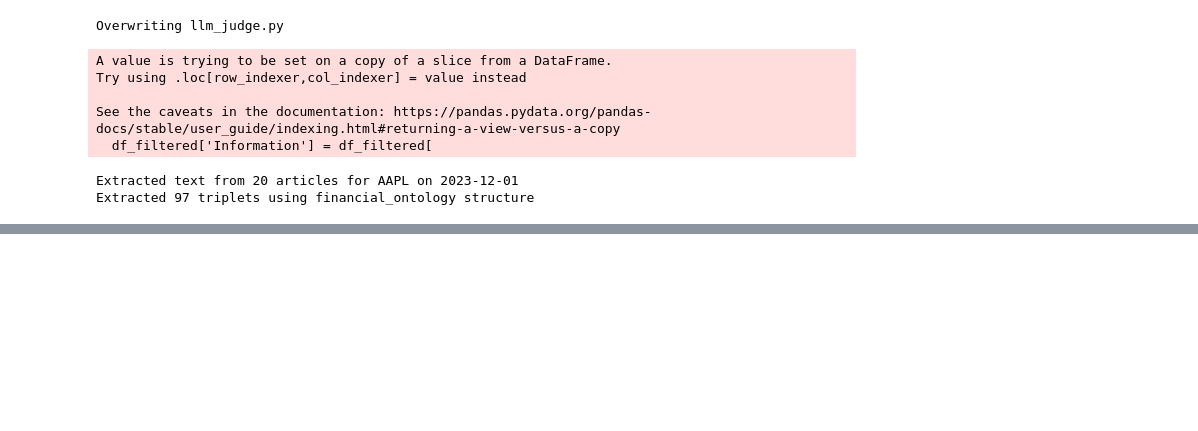
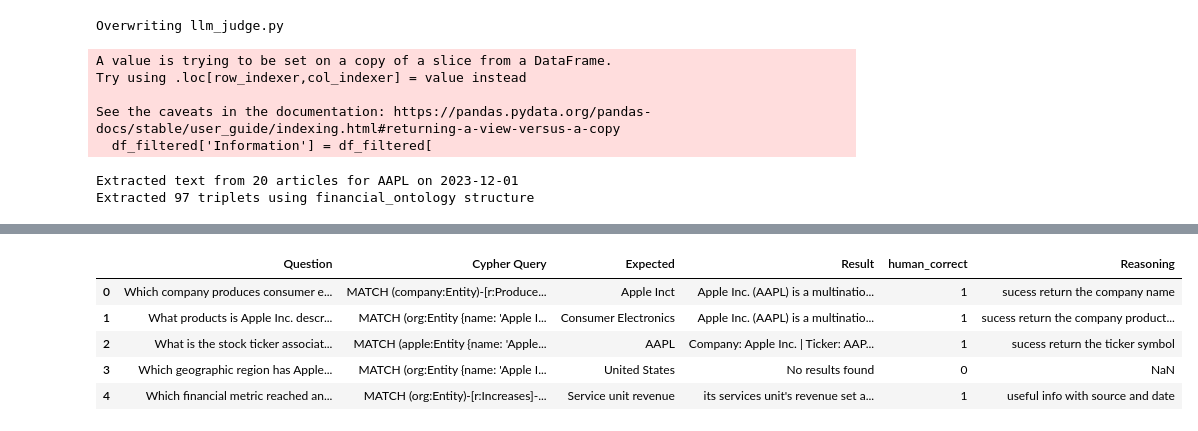
Before and after one commit to minhdq-98/IDM-2025, a Jupyter notebook: pipeline1_dang_edit.ipynb, the cells around one changed output, grey strips where cells are left out. Drawn from its saved outputs; the diff is of its cells as text; code cells hidden in the pictures; blank space fills up the shorter version.

```diff
--- a/pipeline1_dang_edit.ipynb
+++ b/pipeline1_dang_edit.ipynb
@@ -933,0 +1634,10 @@ reasoning
+# %%
+annotator_judge_3 = pd.read_csv("results/human/30_samples_annotator_3.csv",encoding="latin-1")
+annotator_judge_3.head()
+# %% [output]
+|  | Question | Cypher Query | Expected | Result | human_correct | Reasoning |
+| 0 | Which company produces consumer e... | MATCH (company:Entity)-[r:Produce... | Apple Inct | Apple Inc. (AAPL) is a multinatio... | 1 | sucess return the company name |
+| 1 | What products is Apple Inc. descr... | MATCH (org:Entity {name: 'Apple I... | Consumer Electronics | Apple Inc. (AAPL) is a multinatio... | 1 | sucess return the company product... |
+| 2 | What is the stock ticker associat... | MATCH (apple:Entity {name: 'Apple... | AAPL | Company: Apple Inc. | Ticker: AAP... | 1 | sucess return the ticker symbol |
+| 3 | Which geographic region has Apple... | MATCH (org:Entity {name: 'Apple I... | United States | No results found | 0 | NaN |
+| 4 | Which financial metric reached an... | MATCH (org:Entity)-[r:Increases]-... | Service unit revenue | its services unit's revenue set a... | 1 | useful info with source and date |
```
Also changed, not shown: parts of 28 cells of this notebook, 29 other files.
